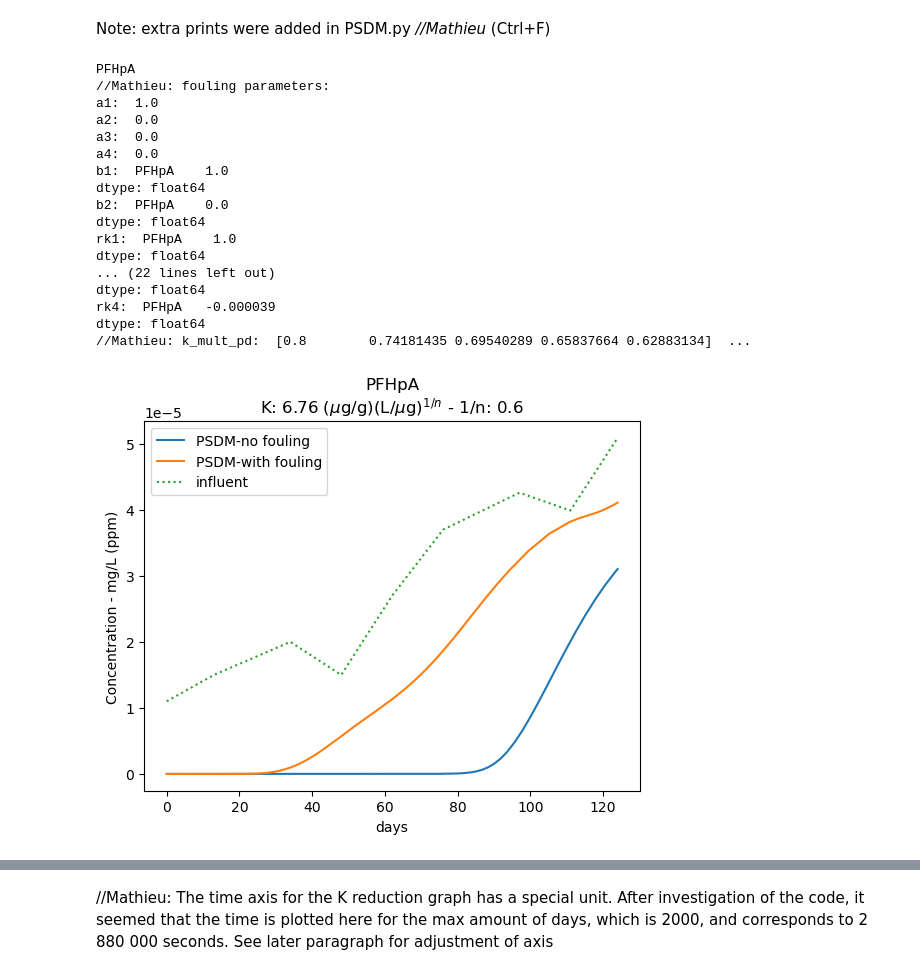
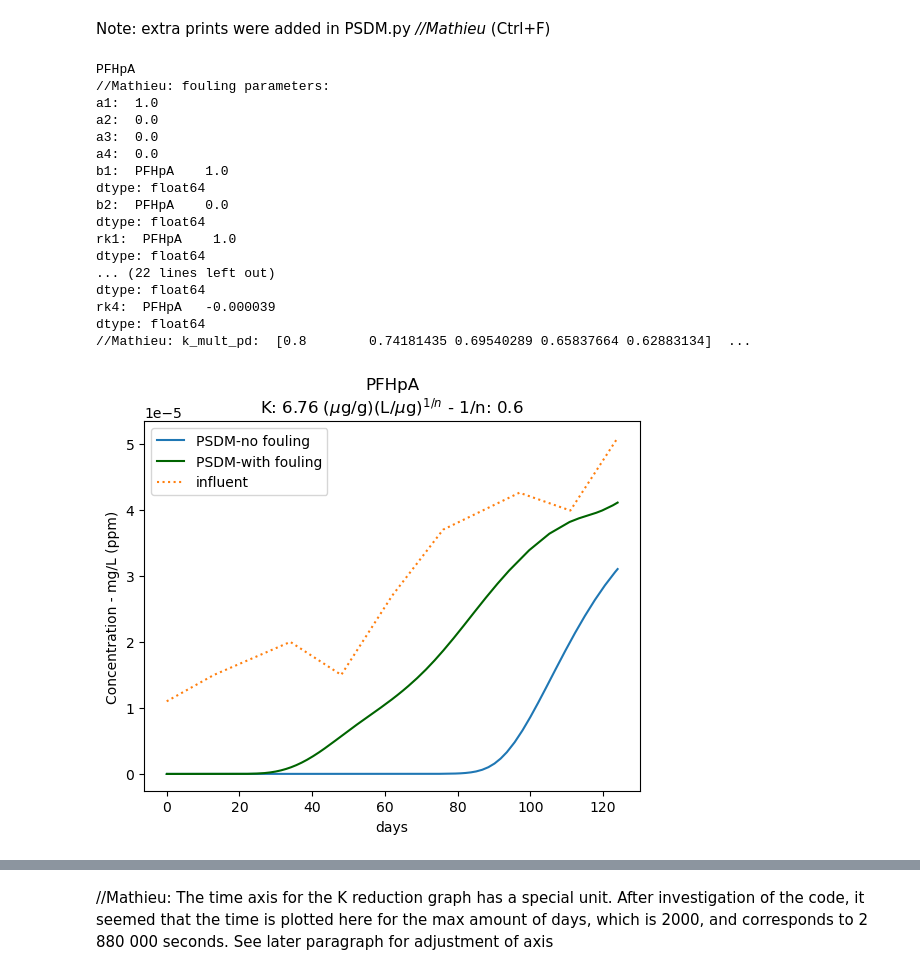
Before and after one commit to matcoghe/Thesis-Modelling-activated-carbon, a Jupyter notebook: 5.4_USEPA_fouling_approach/5.4_USEPA_fouling_approach.ipynb, the cells around one changed output, grey strips where cells are left out. Saved outputs shown, nothing was run; the diff lists cells and outputs as text; code cells hidden in the pictures.

```diff
--- a/5.4_USEPA_fouling_approach/5.4_USEPA_fouling_approach.ipynb
+++ b/5.4_USEPA_fouling_approach/5.4_USEPA_fouling_approach.ipynb
@@ -101,7 +101,8 @@ for comp in compounds:
              label='PSDM-no fouling')
     plt.plot(results2.index,
              results2.values/1000.,
-             label='PSDM-with fouling')
+             label='PSDM-with fouling',
+             color='darkgreen')
     (raw_data[column.influent][comp]/1000.).plot.line(label='influent',linestyle=':')
 
     # Plot Labels, etc.
@@ -119,34 +120,34 @@ for comp in compounds:
     plt.plot(column2.K_time,
              column2.K_mult_time,
              label='Rhine',
-             color='darkorange')
+             color='darkgreen')
     plt.legend()
     plt.title('Freundlich K reduction as a function of time')  # Title of the plot
     plt.xlabel('Time')  # Label for the x-axis
     plt.ylabel('Freundlich K reduciton (Kt/K0)')  # Label for the y-axis
     plt.grid(False)  # Enable grid
     plt.show()  # Display the plot
 
     tab2 = 'model-'+comp
 
     with pd.ExcelWriter('Example_TCE_' + carbons[0] + '_example2.xlsx') as writer:
         results.to_excel(writer, sheet_name=tab2)
 # %% [output]
 PFHpA
 //Mathieu: fouling parameters:
 a1:  1.0
 a2:  0.0
 a3:  0.0
 a4:  0.0
 b1:  PFHpA    1.0
 dtype: float64
 b2:  PFHpA    0.0
 dtype: float64
 rk1:  PFHpA    1.0
 dtype: float64
 ... (22 lines left out)
 dtype: float64
 rk4:  PFHpA   -0.000039
 dtype: float64
 //Mathieu: k_mult_pd:  [0.8        0.74181435 0.69540289 0.65837664 0.62883134]  ...
-[figure, old version]
+[figure, new version]
```
Also changed, not shown: parts of 3 cells of this notebook, 7 other files.
